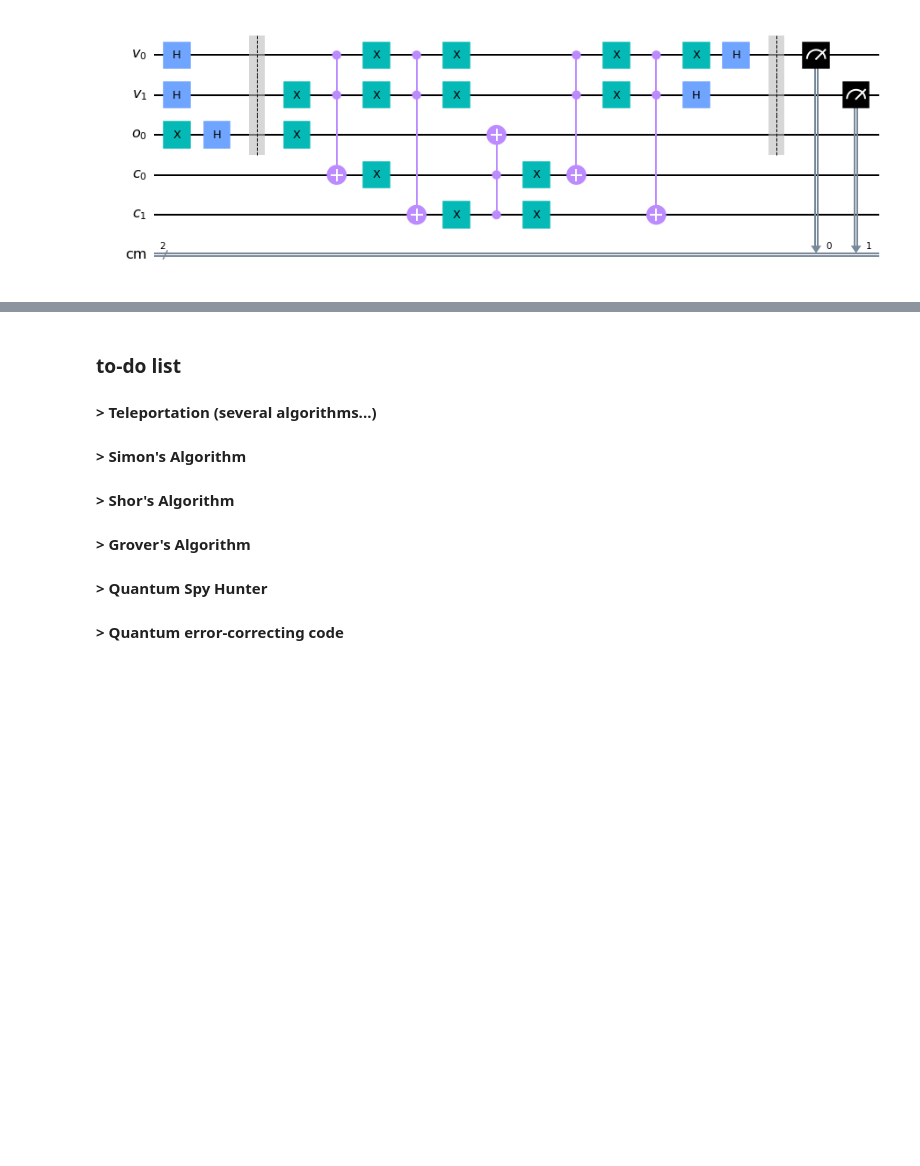
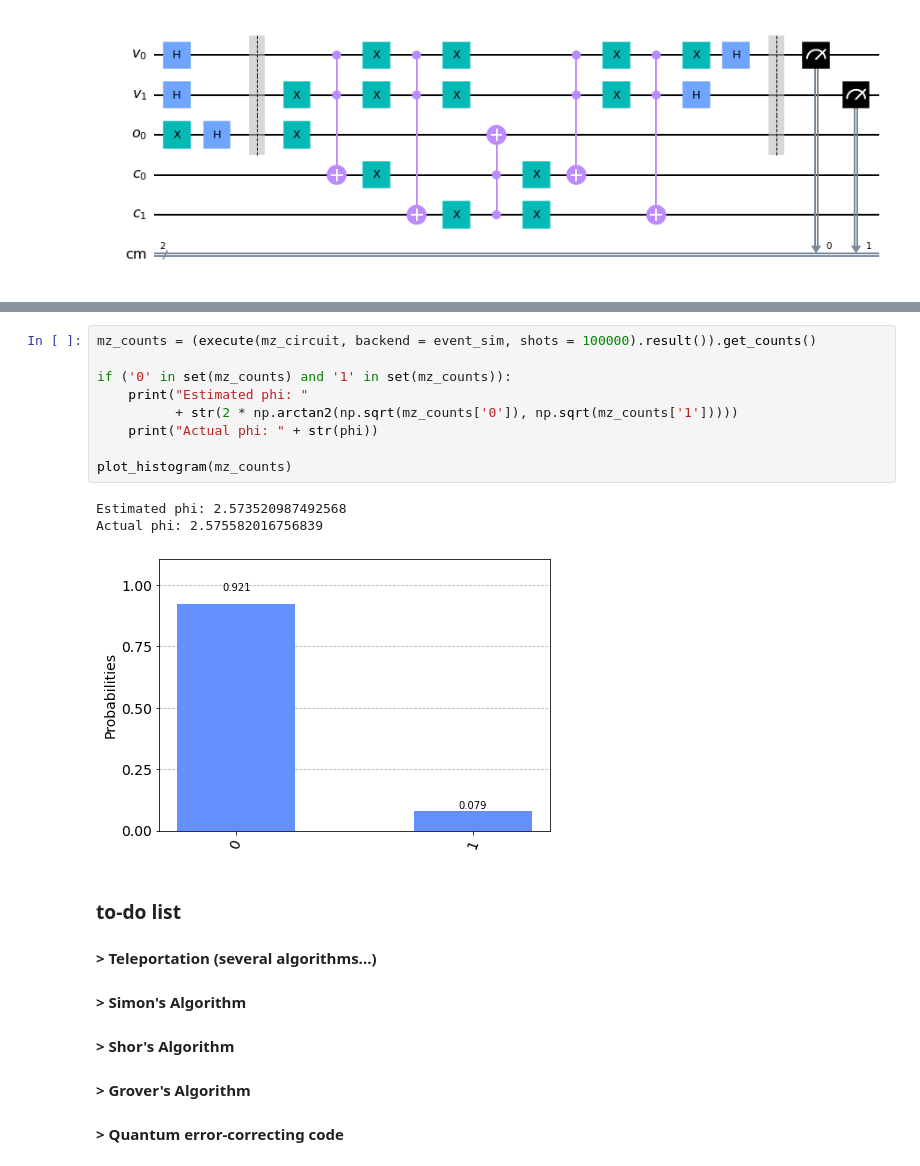
Before and after one commit to almeida-caio/quant-comp, a Jupyter notebook: Exploring some circuits and algorithms.ipynb, the cells around one changed output, grey strips where cells are left out. Saved outputs shown, nothing was run; the diff lists cells and outputs as text; blank space fills up the shorter version.

```diff
--- a/Exploring some circuits and algorithms.ipynb
+++ b/Exploring some circuits and algorithms.ipynb
@@ -158,8 +245,20 @@ dj_circuit.draw('mpl')
+# %%
+mz_counts = (execute(mz_circuit, backend = event_sim, shots = 100000).result()).get_counts()
+
+if ('0' in set(mz_counts) and '1' in set(mz_counts)):
+    print("Estimated phi: "
+          + str(2 * np.arctan2(np.sqrt(mz_counts['0']), np.sqrt(mz_counts['1']))))
+    print("Actual phi: " + str(phi))
+
+plot_histogram(mz_counts)
+# %% [output]
+Estimated phi: 2.573520987492568
+Actual phi: 2.575582016756839
+[figure, added]
 # %% [markdown]
 ### to-do list
 #### > Teleportation (several algorithms...)
 #### > Simon's Algorithm
 #### > Shor's Algorithm
 #### > Grover's Algorithm
-#### > Quantum Spy Hunter
 #### > Quantum error-correcting code
```
Also changed, not shown: parts of 7 cells of this notebook.
